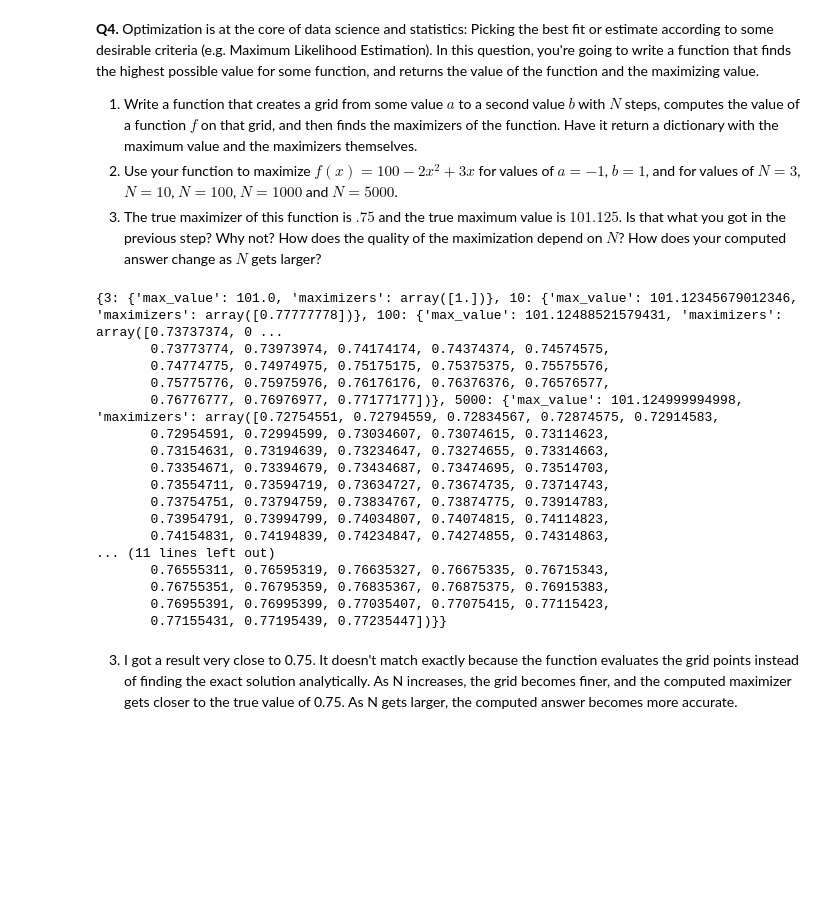
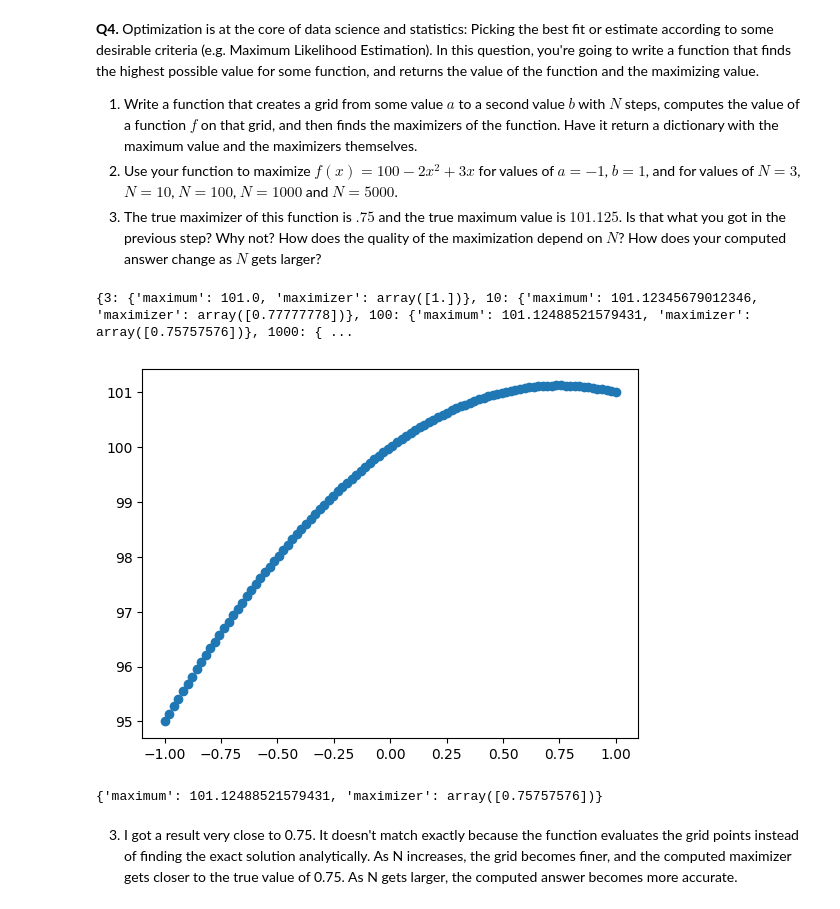
Before and after one commit to ruthmelese/ds4eprogramming, a Jupyter notebook: assignment_programming.ipynb, the cells around one changed output. Cells and saved outputs as stored; diff of their text form; code cells hidden in the pictures; blank space fills up the shorter version.

```diff
--- a/assignment_programming.ipynb
+++ b/assignment_programming.ipynb
@@ -201,42 +189,35 @@ print(sample_correlation(x, y))
 # %%
 import numpy as np
 import matplotlib.pyplot as plt
 
-def find_maximizers(a, b, N, f):
-    grid = np.linspace(a, b, N)
-    values = f(grid)
-    max_value = np.max(values)
-    maximizers = grid[np.isclose(values, max_value)]
-    return {"max_value": max_value, "maximizers": maximizers}
+def f(x):
+    y = 100-2*x**2+3*x
+    return y
 
-def f(x):
-    return 100-2*x**2+3*x
+def find_maximizers(a, b, N, f, showplot=False):
+    x = np.linspace(a,b,N)
+    y = f(x)
+    if showplot == True:
+        plt.scatter(x,y)
+        plt.show()
+    maximum = max(y)
+    max_index = np.where(maximum==y)
+    maximizers = x[max_index]
+    return({'maximum':maximum,'maximizer':maximizers})
 
-a, b = -1, 1
+a = -1
+b = 1
 N_values = [3, 10, 100, 1000, 5000]
 
 results = {}
 for N in N_values:
     results[N] = find_maximizers(a, b, N, f)
 
 print(results)
+print(find_maximizers(a,b,100,f,showplot=True))
 # %% [output]
-{3: {'max_value': 101.0, 'maximizers': array([1.])}, 10: {'max_value': 101.12345679012346, 'maximizers': array([0.77777778])}, 100: {'max_value': 101.12488521579431, 'maximizers': array([0.73737374, 0 ...
-       0.73773774, 0.73973974, 0.74174174, 0.74374374, 0.74574575,
-       0.74774775, 0.74974975, 0.75175175, 0.75375375, 0.75575576,
-       0.75775776, 0.75975976, 0.76176176, 0.76376376, 0.76576577,
-       0.76776777, 0.76976977, 0.77177177])}, 5000: {'max_value': 101.124999994998, 'maximizers': array([0.72754551, 0.72794559, 0.72834567, 0.72874575, 0.72914583,
-       0.72954591, 0.72994599, 0.73034607, 0.73074615, 0.73114623,
-       0.73154631, 0.73194639, 0.73234647, 0.73274655, 0.73314663,
-       0.73354671, 0.73394679, 0.73434687, 0.73474695, 0.73514703,
-       0.73554711, 0.73594719, 0.73634727, 0.73674735, 0.73714743,
-       0.73754751, 0.73794759, 0.73834767, 0.73874775, 0.73914783,
-       0.73954791, 0.73994799, 0.74034807, 0.74074815, 0.74114823,
-       0.74154831, 0.74194839, 0.74234847, 0.74274855, 0.74314863,
-... (11 lines left out)
-       0.76555311, 0.76595319, 0.76635327, 0.76675335, 0.76715343,
-       0.76755351, 0.76795359, 0.76835367, 0.76875375, 0.76915383,
-       0.76955391, 0.76995399, 0.77035407, 0.77075415, 0.77115423,
-       0.77155431, 0.77195439, 0.77235447])}}
+{3: {'maximum': 101.0, 'maximizer': array([1.])}, 10: {'maximum': 101.12345679012346, 'maximizer': array([0.77777778])}, 100: {'maximum': 101.12488521579431, 'maximizer': array([0.75757576])}, 1000: { ...
+[figure, added]
+{'maximum': 101.12488521579431, 'maximizer': array([0.75757576])}
 # %% [markdown]
 3. I got a result very close to 0.75. It doesn't match exactly because the function evaluates the grid points instead of finding the exact solution analytically. As N increases, the grid becomes finer, and the computed maximizer gets closer to the true value of 0.75. As N gets larger, the computed answer becomes more accurate.
```
Also changed, not shown: parts of 1 cell of this notebook.
